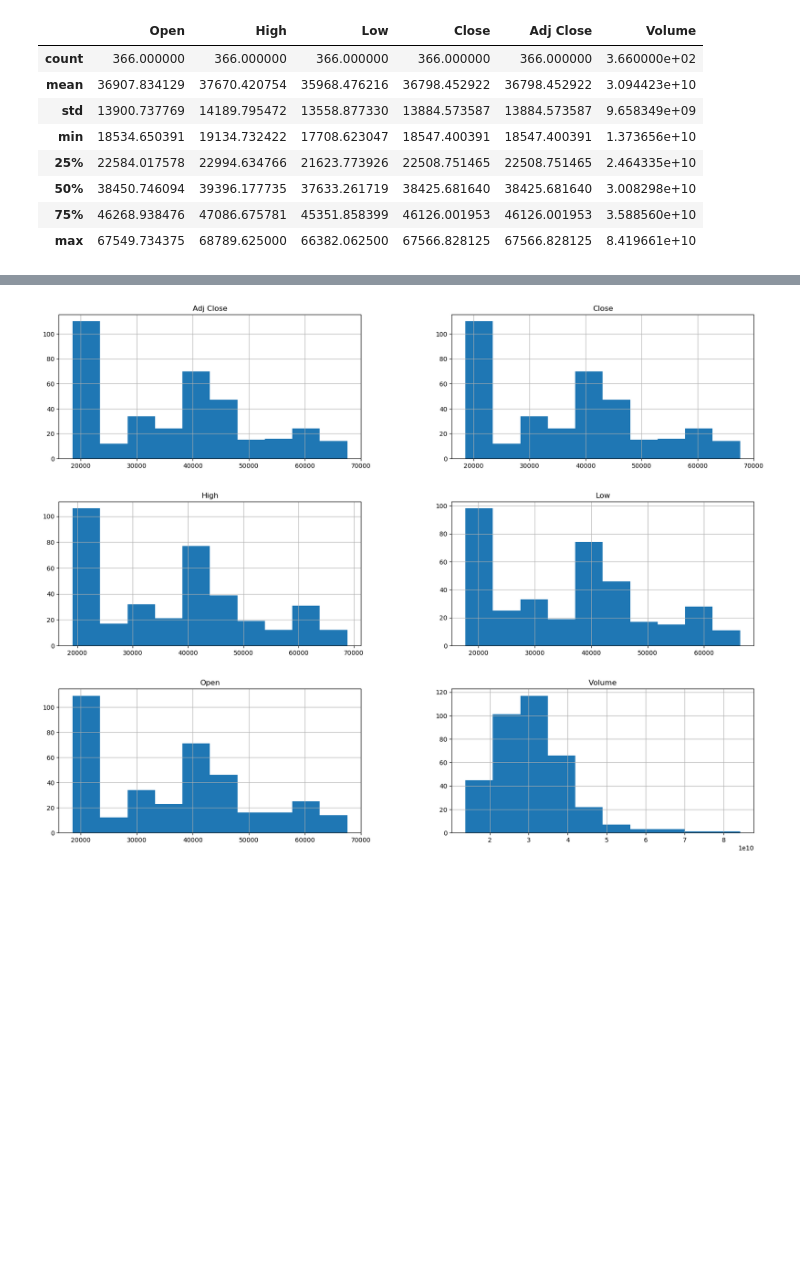
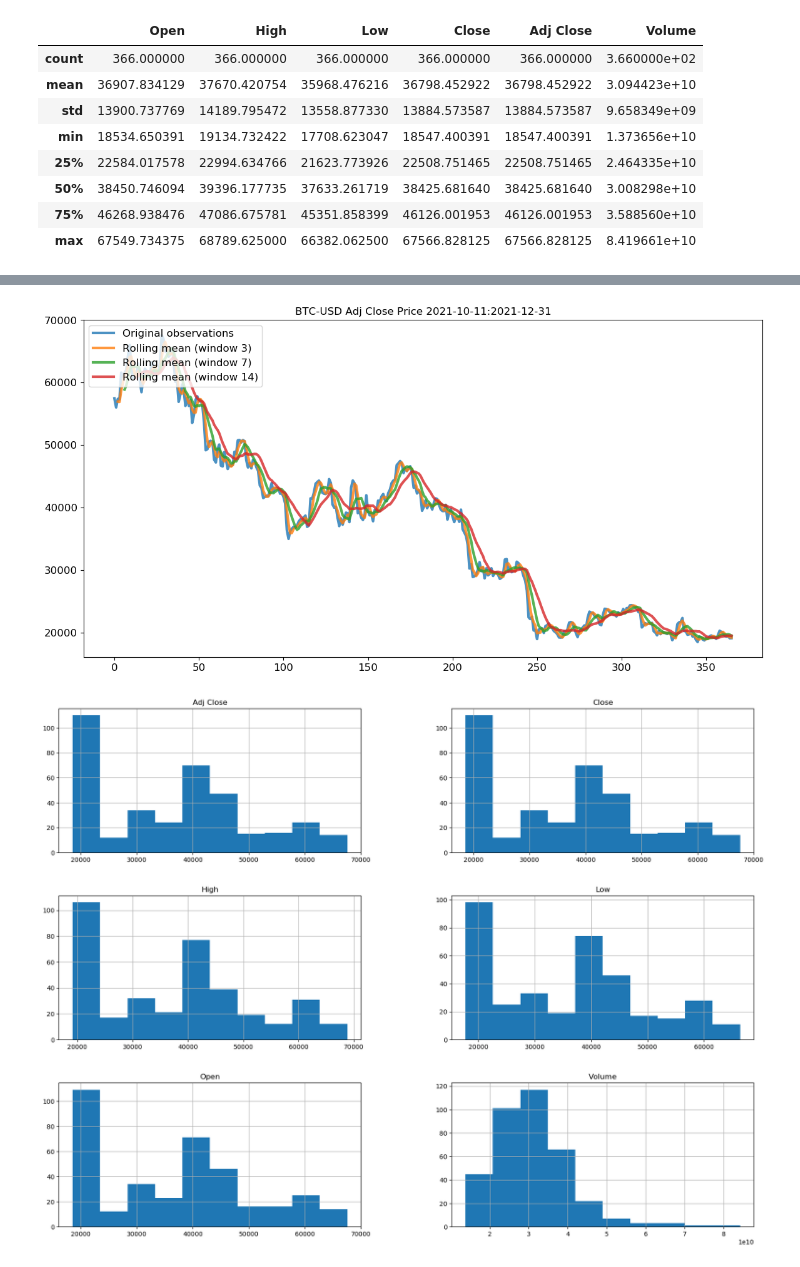
Before and after one commit to g3-reiten/scalable-backtesting-pipeline, a Jupyter notebook: notebooks/EDA_BTC-USD.ipynb, the cells around one changed output, grey strips where cells are left out. Drawn from its saved outputs; the diff is of its cells as text; code cells hidden in the pictures; blank space fills up the shorter version.

```diff
--- a/notebooks/EDA_BTC-USD.ipynb
+++ b/notebooks/EDA_BTC-USD.ipynb
@@ -64,3 +81,19 @@ data.describe()
+# %%
+#btc_recent = btc_adj.loc['2021-10-11':'2022-10-11']
+rroll_d3 = btc_recent.rolling(window=3).mean()
+rroll_d7 = btc_recent.rolling(window=7).mean()
+rroll_d14 = btc_recent.rolling(window=14).mean()
+plt.figure(figsize=(14, 7))
+plt.plot(btc_recent.index, btc_recent, lw=3, alpha=0.8,label='Original observations')
+plt.plot(btc_recent.index, rroll_d3, lw=3, alpha=0.8,label='Rolling mean (window 3)')
+plt.plot(btc_recent.index, rroll_d7, lw=3, alpha=0.8,label='Rolling mean (window 7)')
+plt.plot(btc_recent.index, rroll_d14, lw=3, alpha=0.8,label='Rolling mean (window 14)')
+plt.title('BTC-USD Adj Close Price 2021-10-11:2021-10-11')
+plt.tick_params(labelsize=12)
+plt.legend(loc='upper left', fontsize=12)
+plt.show()
+# %% [output]
+[figure, added]
 # %%
 num_feats = list(data.select_dtypes(include=['int64', 'float64', 'int32']).columns)
 data[num_feats].hist(figsize=(20,15));
```
Also changed, not shown: parts of 4 cells of this notebook.
